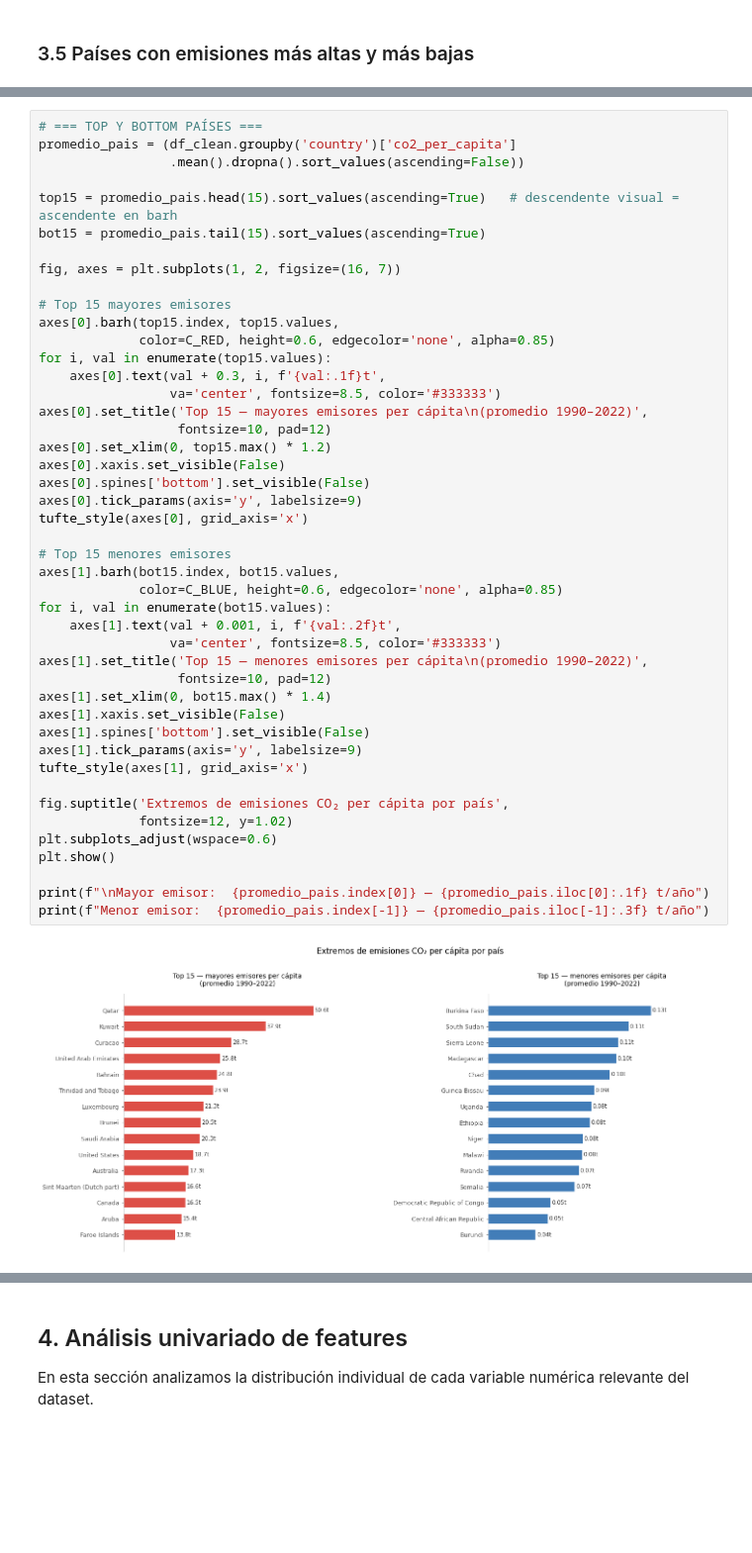
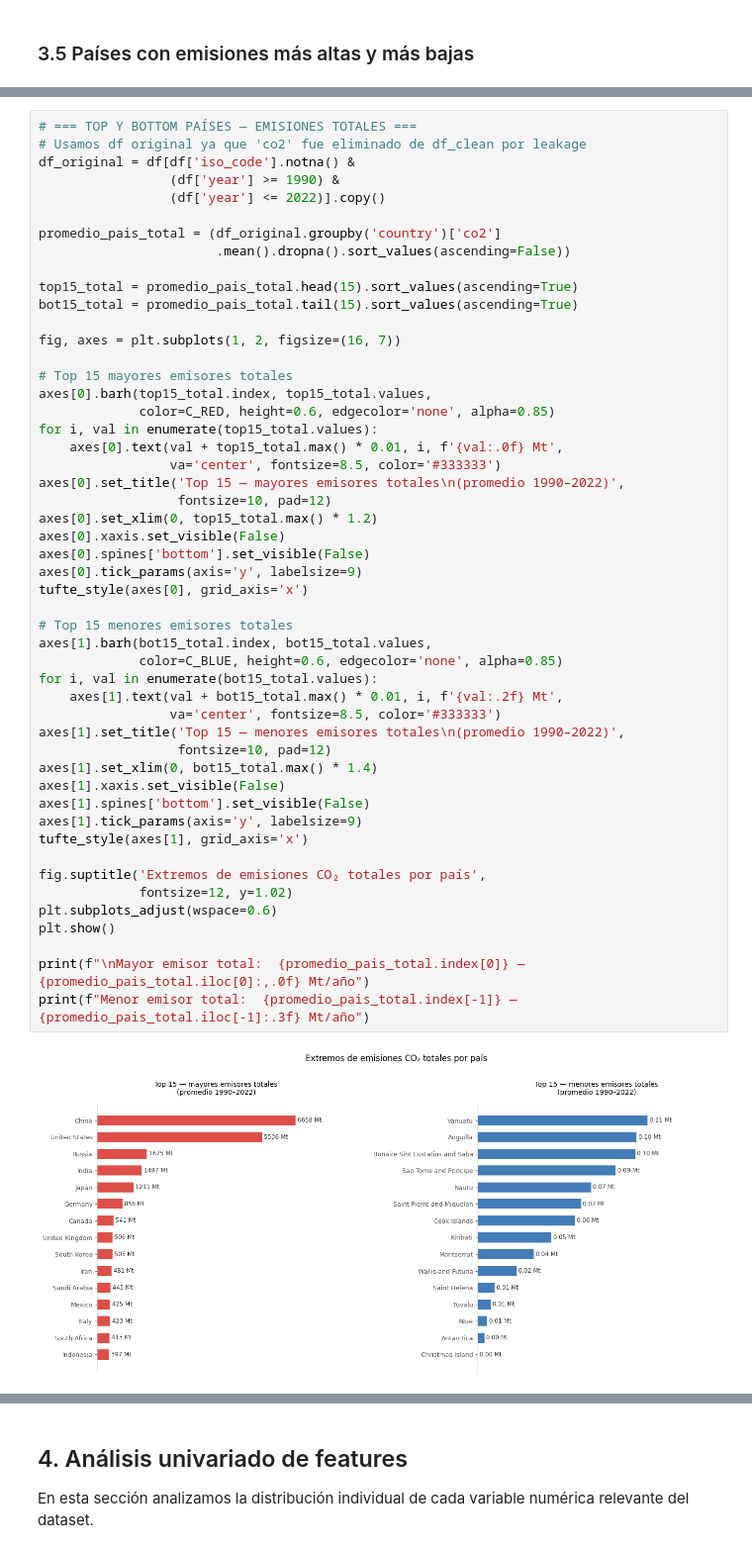
Before and after one commit to RamonEppens/Analisis_Predictivo_Co2, a Jupyter notebook: notebooks/Examen1-AnálisisPredictivo.ipynb, the cells around one changed output, grey strips where cells are left out. Shown at 99% size. Cells and saved outputs as stored; diff of their text form; blank space fills up the shorter version.

```diff
--- a/notebooks/Examen1-AnálisisPredictivo.ipynb
+++ b/notebooks/Examen1-AnálisisPredictivo.ipynb
@@ -704,47 +799,52 @@ dtype: int64
 # %%
-# === TOP Y BOTTOM PAÍSES ===
-promedio_pais = (df_clean.groupby('country')['co2_per_capita']
-                 .mean().dropna().sort_values(ascending=False))
+# === TOP Y BOTTOM PAÍSES — EMISIONES TOTALES ===
+# Usamos df original ya que 'co2' fue eliminado de df_clean por leakage
+df_original = df[df['iso_code'].notna() &
+                 (df['year'] >= 1990) &
+                 (df['year'] <= 2022)].copy()
 
-top15 = promedio_pais.head(15).sort_values(ascending=True)   # descendente visual = ascendente en barh
-bot15 = promedio_pais.tail(15).sort_values(ascending=True)
+promedio_pais_total = (df_original.groupby('country')['co2']
+                       .mean().dropna().sort_values(ascending=False))
+
+top15_total = promedio_pais_total.head(15).sort_values(ascending=True)
+bot15_total = promedio_pais_total.tail(15).sort_values(ascending=True)
 
 fig, axes = plt.subplots(1, 2, figsize=(16, 7))
 
-# Top 15 mayores emisores
-axes[0].barh(top15.index, top15.values,
+# Top 15 mayores emisores totales
+axes[0].barh(top15_total.index, top15_total.values,
              color=C_RED, height=0.6, edgecolor='none', alpha=0.85)
-for i, val in enumerate(top15.values):
-    axes[0].text(val + 0.3, i, f'{val:.1f}t',
+for i, val in enumerate(top15_total.values):
+    axes[0].text(val + top15_total.max() * 0.01, i, f'{val:.0f} Mt',
                  va='center', fontsize=8.5, color='#333333')
-axes[0].set_title('Top 15 — mayores emisores per cápita\n(promedio 1990–2022)',
+axes[0].set_title('Top 15 — mayores emisores totales\n(promedio 1990–2022)',
                   fontsize=10, pad=12)
-axes[0].set_xlim(0, top15.max() * 1.2)
+axes[0].set_xlim(0, top15_total.max() * 1.2)
 axes[0].xaxis.set_visible(False)
 axes[0].spines['bottom'].set_visible(False)
 axes[0].tick_params(axis='y', labelsize=9)
 tufte_style(axes[0], grid_axis='x')
 
-# Top 15 menores emisores
-axes[1].barh(bot15.index, bot15.values,
+# Top 15 menores emisores totales
+axes[1].barh(bot15_total.index, bot15_total.values,
              color=C_BLUE, height=0.6, edgecolor='none', alpha=0.85)
-for i, val in enumerate(bot15.values):
-    axes[1].text(val + 0.001, i, f'{val:.2f}t',
+for i, val in enumerate(bot15_total.values):
+    axes[1].text(val + bot15_total.max() * 0.01, i, f'{val:.2f} Mt',
                  va='center', fontsize=8.5, color='#333333')
-axes[1].set_title('Top 15 — menores emisores per cápita\n(promedio 1990–2022)',
+axes[1].set_title('Top 15 — menores emisores totales\n(promedio 1990–2022)',
                   fontsize=10, pad=12)
-axes[1].set_xlim(0, bot15.max() * 1.4)
+axes[1].set_xlim(0, bot15_total.max() * 1.4)
 axes[1].xaxis.set_visible(False)
 axes[1].spines['bottom'].set_visible(False)
 axes[1].tick_params(axis='y', labelsize=9)
 tufte_style(axes[1], grid_axis='x')
 
-fig.suptitle('Extremos de emisiones CO₂ per cápita por país',
+fig.suptitle('Extremos de emisiones CO₂ totales por país',
              fontsize=12, y=1.02)
 plt.subplots_adjust(wspace=0.6)
 plt.show()
 
-print(f"\nMayor emisor:  {promedio_pais.index[0]} — {promedio_pais.iloc[0]:.1f} t/año")
-print(f"Menor emisor:  {promedio_pais.index[-1]} — {promedio_pais.iloc[-1]:.3f} t/año")
+print(f"\nMayor emisor total:  {promedio_pais_total.index[0]} — {promedio_pais_total.iloc[0]:,.0f} Mt/año")
+print(f"Menor emisor total:  {promedio_pais_total.index[-1]} — {promedio_pais_total.iloc[-1]:.3f} Mt/año")
 # %% [output]
-[figure, old version]
+[figure, new version]
```
Also changed, not shown: parts of 12 cells of this notebook.
